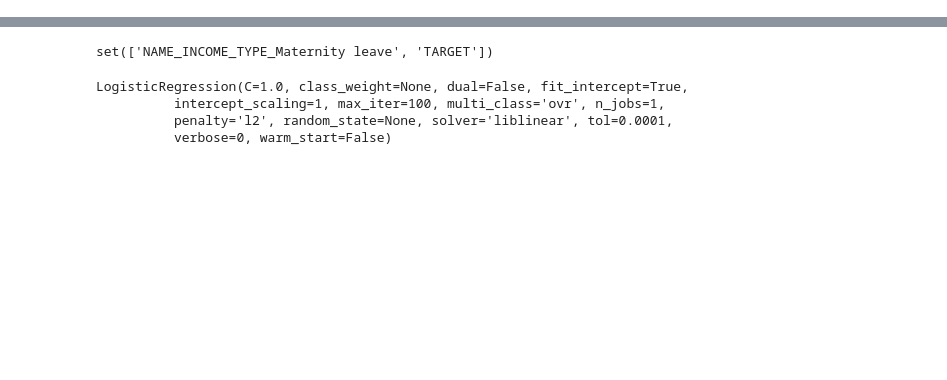
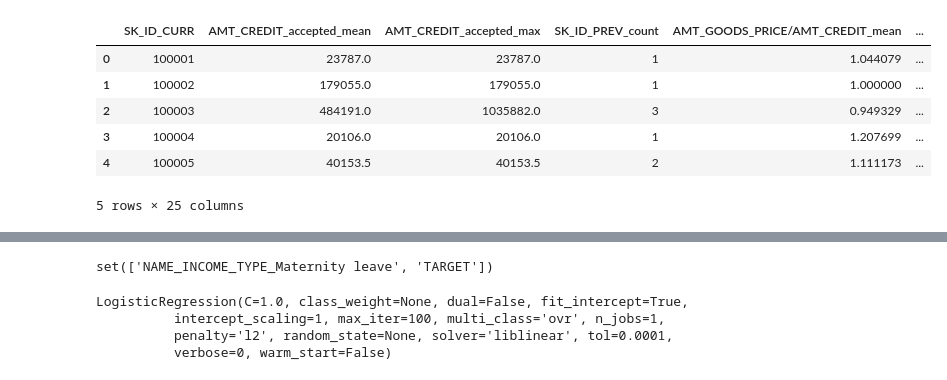
Before and after one commit to MAGomes95/KaggleCreditRisk, a Jupyter notebook: main.ipynb, the cells around one changed output, grey strips where cells are left out. Drawn from its saved outputs; the diff is of its cells as text; code cells hidden in the pictures; blank space fills up the shorter version.

Commit message:
final merge of bureau with previous apps

```diff
--- a/main.ipynb
+++ b/main.ipynb
@@ -71,45 +71,54 @@ def process_data(data):
 data = process_data(data)
 data_submission = process_data(data_submission)
 # %%
+previous_data = pd.read_csv('data/previous_application.csv')
 def process_previous_application_data(previous_data):
-    missing_percentage = previous_data.isnull().sum() / len(previous_data)
-    dropped = missing_percentage.loc[missing_percentage > 0.9]
-    previous_data = previous_data.drop(dropped.index, axis=1)
-    previous_data = pd.get_dummies(previous_data)
+#     missing_percentage = previous_data.isnull().sum() / len(previous_data)
+#     dropped = missing_percentage.loc[missing_percentage > 0.9]
+#     previous_data = previous_data.drop(dropped.index, axis=1)
+    previous_data = pd.get_dummies(previous_data, columns=['NAME_CONTRACT_STATUS', ])
 
     previous_data['percentage_down'] = previous_data['AMT_DOWN_PAYMENT'] / previous_data['AMT_CREDIT']
     previous_data.loc[previous_data['NAME_CONTRACT_STATUS_Approved'] == 0, 'percentage_down'] = np.nan
     previous_data['AMT_CREDIT_accepted'] = previous_data['AMT_CREDIT']
     previous_data.loc[previous_data['NAME_CONTRACT_STATUS_Approved'] == 0, 'AMT_CREDIT_accepted'] = np.nan
     previous_data['AMT_ANNUITY_accepted'] = previous_data['AMT_ANNUITY']
     previous_data.loc[previous_data['NAME_CONTRACT_STATUS_Approved'] == 0, 'AMT_ANNUITY_accepted'] = np.nan
 
     for col in ('AMT_ANNUITY', 'AMT_ANNUITY_accepted', 'AMT_APPLICATION', 'AMT_GOODS_PRICE'):
         previous_data[col + '/AMT_CREDIT'] = previous_data[col] / previous_data['AMT_CREDIT']
 
-    previous_data = previous_data.replace(float('inf'), np.nan)
+    previous_data = previous_data.replace([float('inf'), -float('inf')], np.nan)
 
-    aggregated = previous_data.groupby('SK_ID_CURR', as_index=False).agg(
+    previous_data = previous_data.groupby('SK_ID_CURR', as_index=False).agg(
         {'SK_ID_PREV': 'count',
-         'NAME_CONTRACT_STATUS_Refused': 'mean',
-         'NAME_CONTRACT_STATUS_Approved': 'mean',
+         'NAME_CONTRACT_STATUS_Refused': ('count', 'mean'),
+         'NAME_CONTRACT_STATUS_Approved': ('count', 'mean'),
          'AMT_CREDIT': 'mean',
          'AMT_CREDIT_accepted': ('mean', 'max'),
          'percentage_down': 'mean',
          'CNT_PAYMENT': ('mean', 'max'),
          'NFLAG_INSURED_ON_APPROVAL': 'mean',
          'AMT_ANNUITY': ('mean', 'max'),
          'AMT_ANNUITY_accepted': ('mean', 'max'),
          'AMT_ANNUITY/AMT_CREDIT': ('mean', 'max'),
          'AMT_ANNUITY_accepted/AMT_CREDIT': ('mean', 'max'),
          'AMT_APPLICATION/AMT_CREDIT': ('mean', 'max'),
          'AMT_GOODS_PRICE/AMT_CREDIT': ('mean', 'max')})
-    aggregated.columns = list(map('_'.join, aggregated.columns.values))
-    aggregated = aggregated.rename(columns={'SK_ID_CURR_': 'SK_ID_CURR'})
-    aggregated.columns
-    return aggregated
+    previous_data.columns = list(map('_'.join, previous_data.columns.values))
+    previous_data = previous_data.rename(columns={'SK_ID_CURR_': 'SK_ID_CURR'})
+
+    return previous_data
 
 previous_data = process_previous_application_data(previous_data)
 previous_data.fillna(0)
 previous_data.head()
+# %% [output]
+|  | SK_ID_CURR | AMT_CREDIT_accepted_mean | AMT_CREDIT_accepted_max | SK_ID_PREV_count | AMT_GOODS_PRICE/AMT_CREDIT_mean | ... |
+| 0 | 100001 | 23787.0 | 23787.0 | 1 | 1.044079 | ... |
+| 1 | 100002 | 179055.0 | 179055.0 | 1 | 1.000000 | ... |
+| 2 | 100003 | 484191.0 | 1035882.0 | 3 | 0.949329 | ... |
+| 3 | 100004 | 20106.0 | 20106.0 | 1 | 1.207699 | ... |
+| 4 | 100005 | 40153.5 | 40153.5 | 2 | 1.111173 | ... |
+5 rows × 25 columns
 # %%
```
Also changed, not shown: parts of 10 cells of this notebook.
